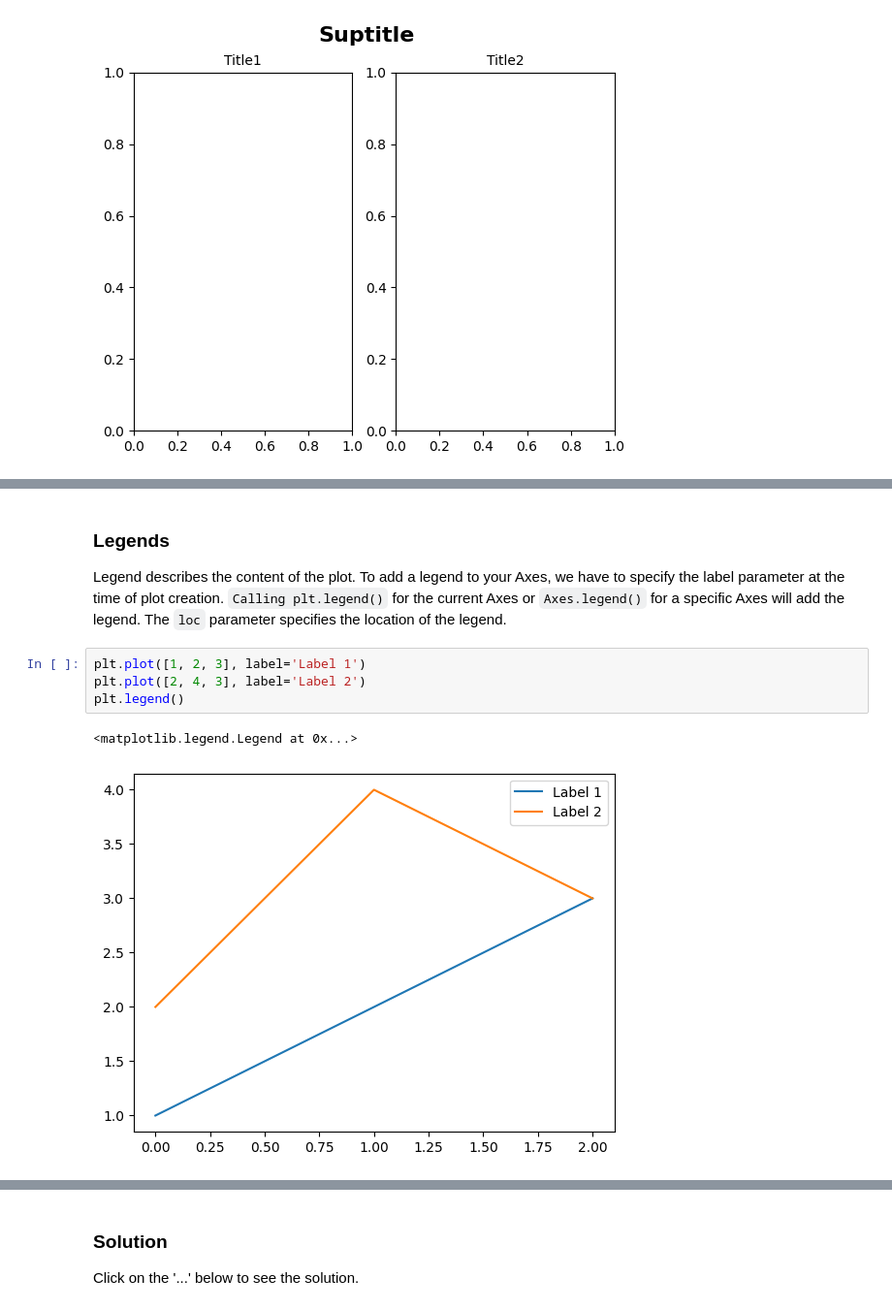
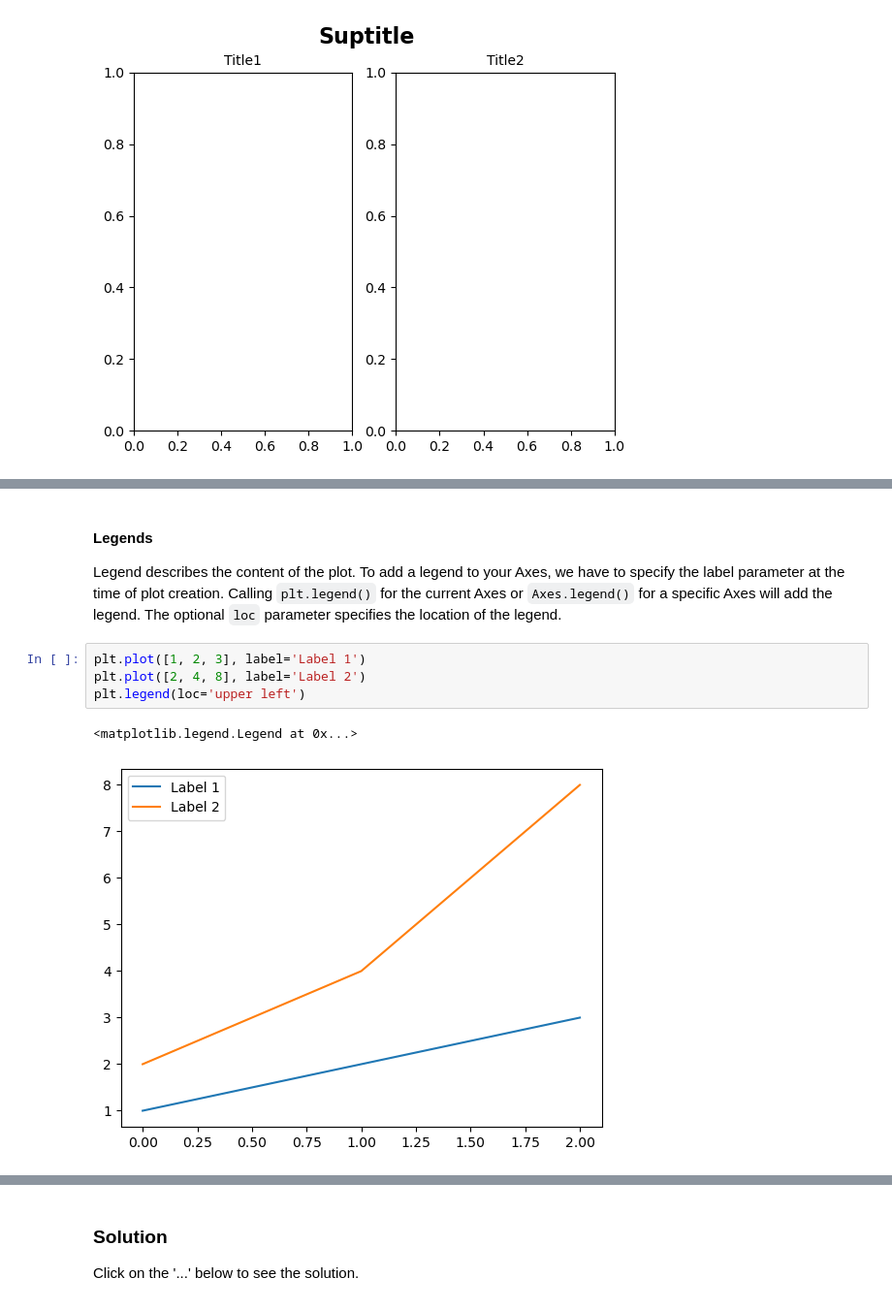
Before and after one commit to nyp-sit/agods, a Jupyter notebook: day3/1.matplotlib_deepdrive.ipynb, the cells around one changed output, grey strips where cells are left out. Shown at 97% size. Cells and saved outputs as stored; diff of their text form.

```diff
--- a/day3/1.matplotlib_deepdrive.ipynb
+++ b/day3/1.matplotlib_deepdrive.ipynb
@@ -272,15 +373,15 @@ ax.annotate('max value', xy=(4,4), \
 Text(2, 4, 'max value')
 [figure]
 # %% [markdown]
-### Legends
+#### Legends
 
 Legend describes the content of the plot. To add a legend to your Axes, we have to specify the label parameter at the time of plot creation.
-`Calling plt.legend()` for the current Axes or `Axes.legend()` for a specific Axes will add the legend.
-The `loc` parameter specifies the location of the legend.
+Calling `plt.legend()` for the current Axes or `Axes.legend()` for a specific Axes will add the legend.
+The optional `loc` parameter specifies the location of the legend.
 # %%
 plt.plot([1, 2, 3], label='Label 1')
-plt.plot([2, 4, 3], label='Label 2')
-plt.legend()
+plt.plot([2, 4, 8], label='Label 2')
+plt.legend(loc='upper left')
 # %% [output]
 <matplotlib.legend.Legend at 0x...>
-[figure, old version]
+[figure, new version]
```
Also changed, not shown: parts of 54 cells of this notebook.
